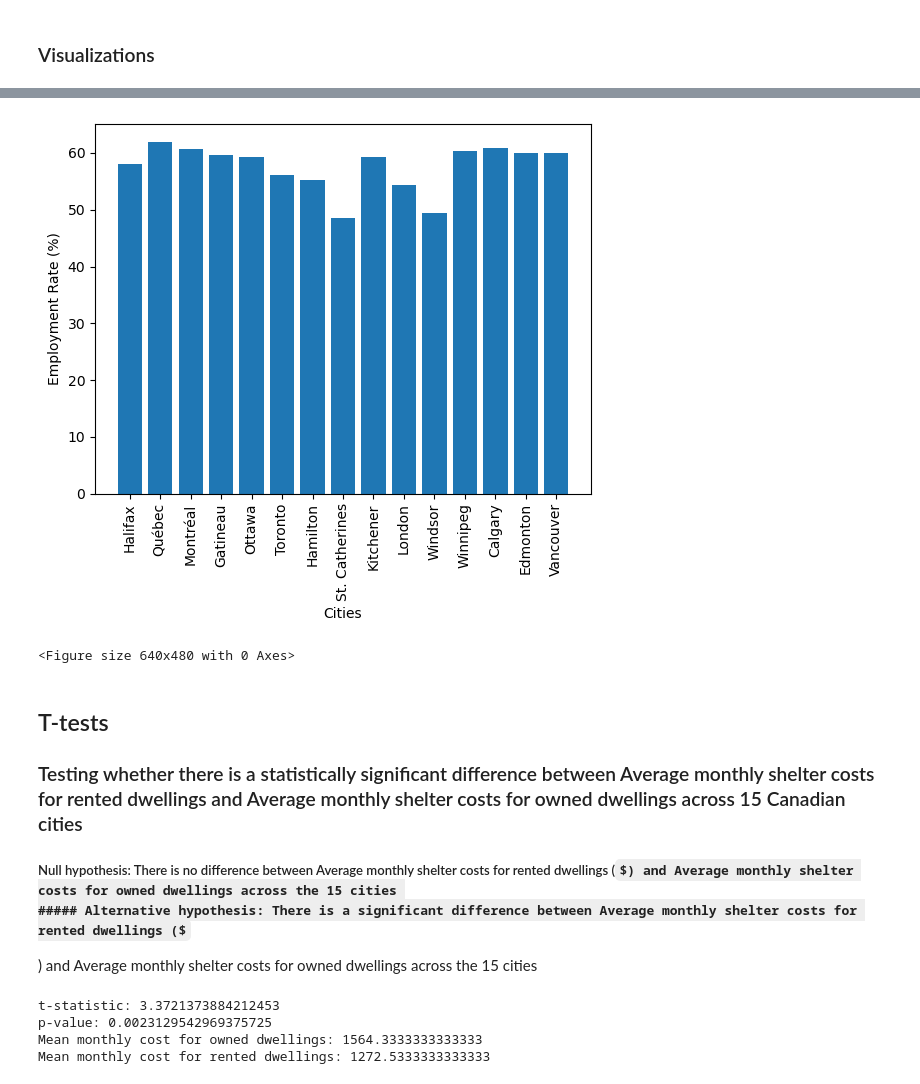
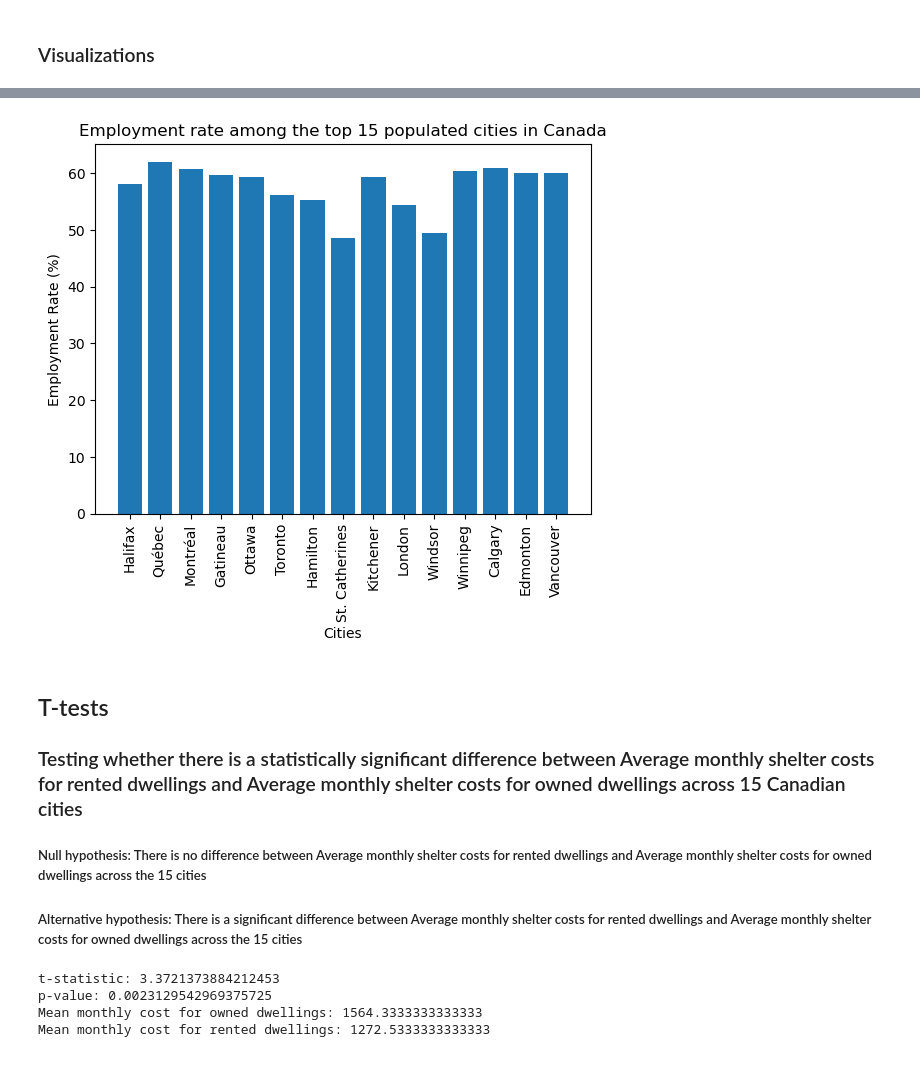
Before and after one commit to detmanski/Overview_Canada_Analysis, a Jupyter notebook: emp_and_shelter_cost.ipynb, the cells around one changed output, grey strips where cells are left out. Drawn from its saved outputs; the diff is of its cells as text; code cells hidden in the pictures; some formulas as TeX source.

```diff
--- a/emp_and_shelter_cost.ipynb
+++ b/emp_and_shelter_cost.ipynb
@@ -248,3 +257,8 @@ combined_data
 | 12 | Calgary | 72.27 | 3.53 | -5.20 | 96 | 79 | 51.0501 | -114.0853 | ... |
 | 13 | Edmonton | 97.45 | 2.57 | 0.32 | 96 | 61 | 53.5501 | -113.4687 | ... |
 | 14 | Vancouver | 81.64 | 0.89 | 5.57 | 100 | 95 | 49.2497 | -123.1193 | ... |
+# %%
+## Creating 2 new columns to calculate % income spent on rent and mortgage
+combined_data["% of income spent on shelter cost (owned)"] = (combined_data["Average monthly shelter costs for owned dwellings ($)"] / (combined_data["Median Income"]/12)) * 100
+combined_data["% of income spent on shelter cost (rented)"] = (combined_data["Average monthly shelter costs for rented dwellings ($)"] / (combined_data["Median Income"]/12)) * 100
+combined_data
@@ -331,17 +378,17 @@ plt.savefig('./Visualizations/shelter_bargraph.png')
 # %%
+## Creating bar graphs for employment rate
 plt.bar(combined_data['Name'], combined_data['Employment Rate (%)'])
 plt.xlabel('Cities')
 plt.ylabel('Employment Rate (%)')
 plt.tick_params(axis='x', labelrotation = 90)
-plt.show()
+plt.title('Employment rate among the top 15 populated cities in Canada')
 plt.savefig('./Visualizations/employment_bargraph.png')
 # %% [output]
-[figure, old version]
+[figure, new version]
-<Figure size 640x480 with 0 Axes>
 # %% [markdown]
 ## T-tests
 ### Testing whether there is a statistically significant difference between Average monthly shelter costs for rented dwellings and Average monthly shelter costs for owned dwellings across 15 Canadian cities
 
-##### Null hypothesis: There is no difference between Average monthly shelter costs for rented dwellings ($) and Average monthly shelter costs for owned dwellings across the 15 cities
-##### Alternative hypothesis: There is a significant difference between Average monthly shelter costs for rented dwellings ($) and Average monthly shelter costs for owned dwellings across the 15 cities
+##### Null hypothesis: There is no difference between Average monthly shelter costs for rented dwellings and Average monthly shelter costs for owned dwellings across the 15 cities
+##### Alternative hypothesis: There is a significant difference between Average monthly shelter costs for rented dwellings and Average monthly shelter costs for owned dwellings across the 15 cities
 # %%
```
Also changed, not shown: parts of 50 cells of this notebook, 3 other files.
